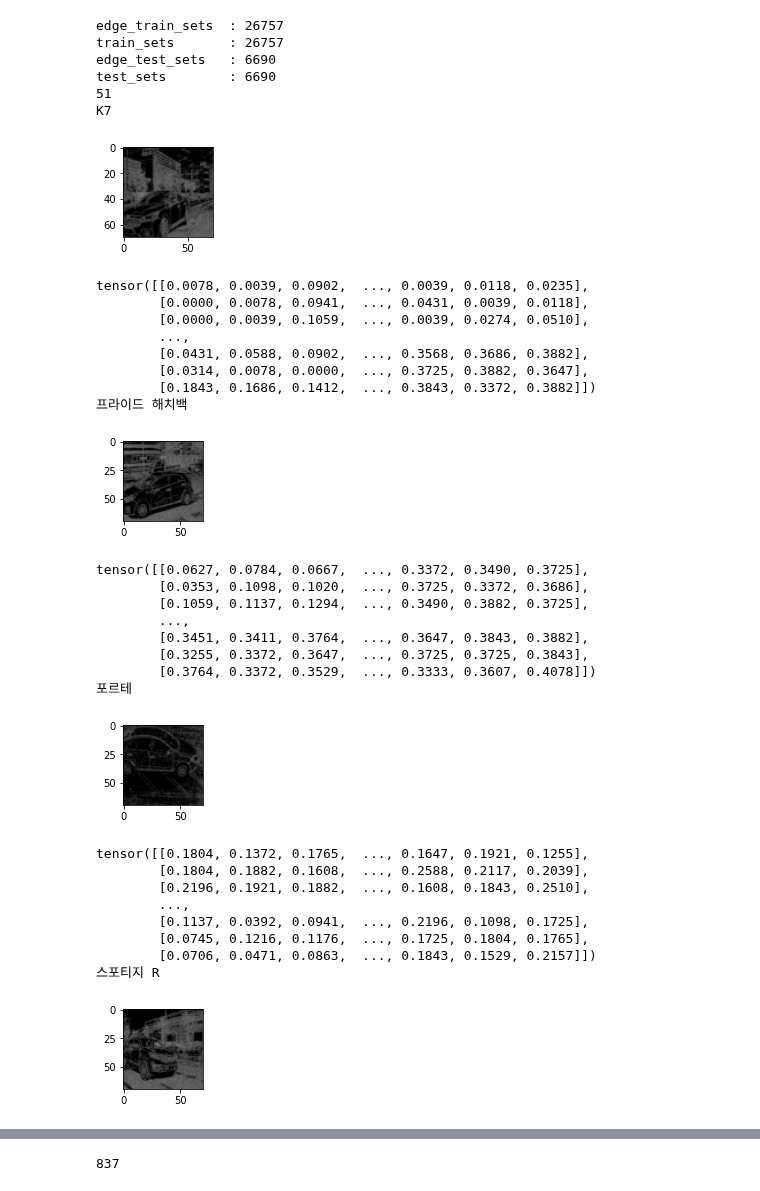
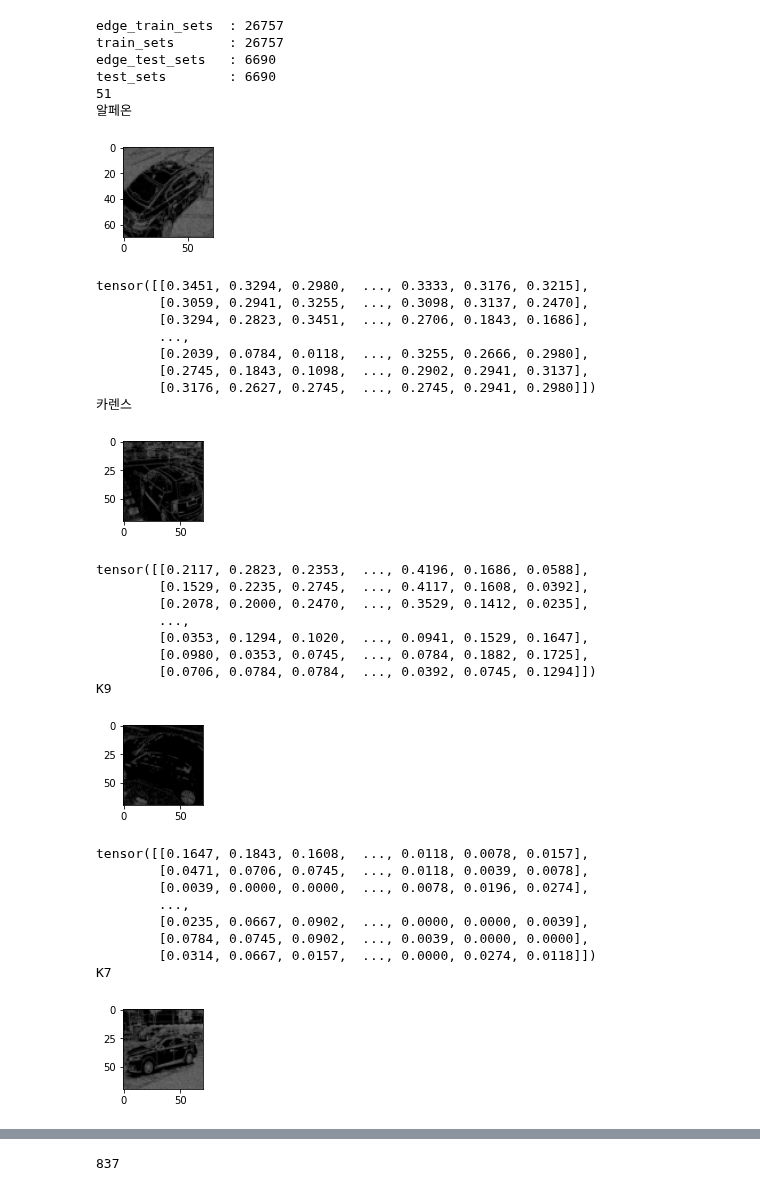
Before and after one commit to CAU-Computer-Vision/Parallel_CNN_car_classifier, a Jupyter notebook: cnn_ensemble.ipynb, the cells around one changed output, grey strips where cells are left out. Cells and saved outputs as stored; diff of their text form; code cells hidden in the pictures.

```diff
--- a/cnn_ensemble.ipynb
+++ b/cnn_ensemble.ipynb
@@ -21,77 +22,75 @@ trans = transforms.Compose([
     transforms.CenterCrop(70),
     transforms.Normalize((0.5, 0.5, 0.5), (0.5, 0.5, 0.5))
     ])
-trans_gray = transforms.Compose([transforms.Resize((120, 120)), transforms.ToTensor(), transforms.Grayscale(3), transforms.CenterCrop(70)
-# , transforms.Normalize((0.5,), (0.5,))
-])
+trans_gray = transforms.Compose([transforms.Resize((120, 120)), transforms.ToTensor(), transforms.Grayscale(3), transforms.CenterCrop(70)])
 
 
-datas = torchvision.datasets.ImageFolder(root = './data/kcar/darks', transform = trans)
-train_size = int(len(datas) * 0.8)
-test_size = len(datas) - train_size
-train_sets, test_sets = torch.utils.data.random_split(datas, [train_size, test_size])
+# datas = torchvision.datasets.ImageFolder(root = './data/kcar/darks', transform = trans)
+# train_size = int(len(datas) * 0.8)
+# test_size = len(datas) - train_size
+# train_sets, test_sets = torch.utils.data.random_split(datas, [train_size, test_size])
 
-edge_datas = torchvision.datasets.ImageFolder(root = './data/kcar_edge/darks', transform = trans_gray)
-edge_train_size = int(len(edge_datas) * 0.8)
-edge_test_size = len(edge_datas) - edge_train_size
-edge_train_sets, edge_test_sets = torch.utils.data.random_split(edge_datas, [edge_train_size, edge_test_size])
+# edge_datas = torchvision.datasets.ImageFolder(root = './data/kcar_edge/darks', transform = trans_gray)
+# edge_train_size = int(len(edge_datas) * 0.8)
+# edge_test_size = len(edge_datas) - edge_train_size
+# edge_train_sets, edge_test_sets = torch.utils.data.random_split(edge_datas, [edge_train_size, edge_test_size])
 
-# edge_train_sets = torchvision.datasets.ImageFolder(root = './data/kcar_edge/lights', transform = trans_gray)
-# edge_test_sets = torchvision.datasets.ImageFolder(root = './data/kcar_edge/darks', transform = trans_gray)
-# train_sets = torchvision.datasets.ImageFolder(root = './data/kcar/lights', transform = trans)
-# test_sets = torchvision.datasets.ImageFolder(root = './data/kcar/darks', transform = trans)
+edge_train_sets = torchvision.datasets.ImageFolder(root = './data/kcar_edge/lights', transform = trans_gray)
+edge_test_sets = torchvision.datasets.ImageFolder(root = './data/kcar_edge/darks', transform = trans_gray)
+train_sets = torchvision.datasets.ImageFolder(root = './data/kcar/lights', transform = trans)
+test_sets = torchvision.datasets.ImageFolder(root = './data/kcar/darks', transform = trans)
 labels = datas.classes
 print("edge_train_sets  :", len(edge_train_sets))
 print("train_sets       :", len(train_sets))
 print("edge_test_sets   :", len(edge_test_sets))
 print("test_sets        :", len(test_sets))
 # print(test_sets)
 # print(edge_test_sets)
 
 print(len(labels))
 for i in range(4):
     img, label = edge_test_sets[i+100]
     print(labels[label])
     plt.subplot(241 + i)
     plt.imshow(np.clip(img.permute(1,2,0),0,1))
     plt.tight_layout()
     plt.show()
 # for i in img[0]:
     # print(max(i))
     print(img[0])
     # save_image(img, str(i)+'_.jpg')
 # %% [output]
 edge_train_sets  : 26757
 train_sets       : 26757
 edge_test_sets   : 6690
 test_sets        : 6690
 51
-K7
+알페온
-[figure, old version]
+[figure, new version]
-tensor([[0.0078, 0.0039, 0.0902,  ..., 0.0039, 0.0118, 0.0235],
-        [0.0000, 0.0078, 0.0941,  ..., 0.0431, 0.0039, 0.0118],
-        [0.0000, 0.0039, 0.1059,  ..., 0.0039, 0.0274, 0.0510],
+tensor([[0.3451, 0.3294, 0.2980,  ..., 0.3333, 0.3176, 0.3215],
+        [0.3059, 0.2941, 0.3255,  ..., 0.3098, 0.3137, 0.2470],
+        [0.3294, 0.2823, 0.3451,  ..., 0.2706, 0.1843, 0.1686],
         ...,
-        [0.0431, 0.0588, 0.0902,  ..., 0.3568, 0.3686, 0.3882],
-        [0.0314, 0.0078, 0.0000,  ..., 0.3725, 0.3882, 0.3647],
-        [0.1843, 0.1686, 0.1412,  ..., 0.3843, 0.3372, 0.3882]])
-프라이드 해치백
+        [0.2039, 0.0784, 0.0118,  ..., 0.3255, 0.2666, 0.2980],
+        [0.2745, 0.1843, 0.1098,  ..., 0.2902, 0.2941, 0.3137],
+        [0.3176, 0.2627, 0.2745,  ..., 0.2745, 0.2941, 0.2980]])
+카렌스
-[figure, old version]
+[figure, new version]
-tensor([[0.0627, 0.0784, 0.0667,  ..., 0.3372, 0.3490, 0.3725],
-        [0.0353, 0.1098, 0.1020,  ..., 0.3725, 0.3372, 0.3686],
-        [0.1059, 0.1137, 0.1294,  ..., 0.3490, 0.3882, 0.3725],
+tensor([[0.2117, 0.2823, 0.2353,  ..., 0.4196, 0.1686, 0.0588],
+        [0.1529, 0.2235, 0.2745,  ..., 0.4117, 0.1608, 0.0392],
+        [0.2078, 0.2000, 0.2470,  ..., 0.3529, 0.1412, 0.0235],
         ...,
-        [0.3451, 0.3411, 0.3764,  ..., 0.3647, 0.3843, 0.3882],
-        [0.3255, 0.3372, 0.3647,  ..., 0.3725, 0.3725, 0.3843],
-        [0.3764, 0.3372, 0.3529,  ..., 0.3333, 0.3607, 0.4078]])
-포르테
+        [0.0353, 0.1294, 0.1020,  ..., 0.0941, 0.1529, 0.1647],
+        [0.0980, 0.0353, 0.0745,  ..., 0.0784, 0.1882, 0.1725],
+        [0.0706, 0.0784, 0.0784,  ..., 0.0392, 0.0745, 0.1294]])
+K9
-[figure, old version]
+[figure, new version]
-tensor([[0.1804, 0.1372, 0.1765,  ..., 0.1647, 0.1921, 0.1255],
-        [0.1804, 0.1882, 0.1608,  ..., 0.2588, 0.2117, 0.2039],
-        [0.2196, 0.1921, 0.1882,  ..., 0.1608, 0.1843, 0.2510],
+tensor([[0.1647, 0.1843, 0.1608,  ..., 0.0118, 0.0078, 0.0157],
+        [0.0471, 0.0706, 0.0745,  ..., 0.0118, 0.0039, 0.0078],
+        [0.0039, 0.0000, 0.0000,  ..., 0.0078, 0.0196, 0.0274],
         ...,
-        [0.1137, 0.0392, 0.0941,  ..., 0.2196, 0.1098, 0.1725],
-        [0.0745, 0.1216, 0.1176,  ..., 0.1725, 0.1804, 0.1765],
-        [0.0706, 0.0471, 0.0863,  ..., 0.1843, 0.1529, 0.2157]])
-스포티지 R
+        [0.0235, 0.0667, 0.0902,  ..., 0.0000, 0.0000, 0.0039],
+        [0.0784, 0.0745, 0.0902,  ..., 0.0039, 0.0000, 0.0000],
+        [0.0314, 0.0667, 0.0157,  ..., 0.0000, 0.0274, 0.0118]])
+K7
-[figure, old version]
+[figure, new version]
```
Also changed, not shown: parts of 4 cells of this notebook, 5 other files.
